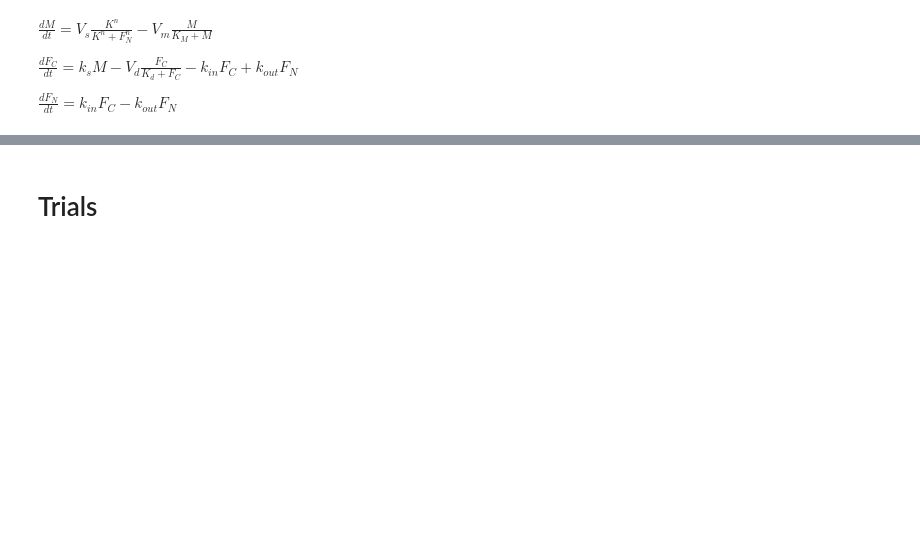
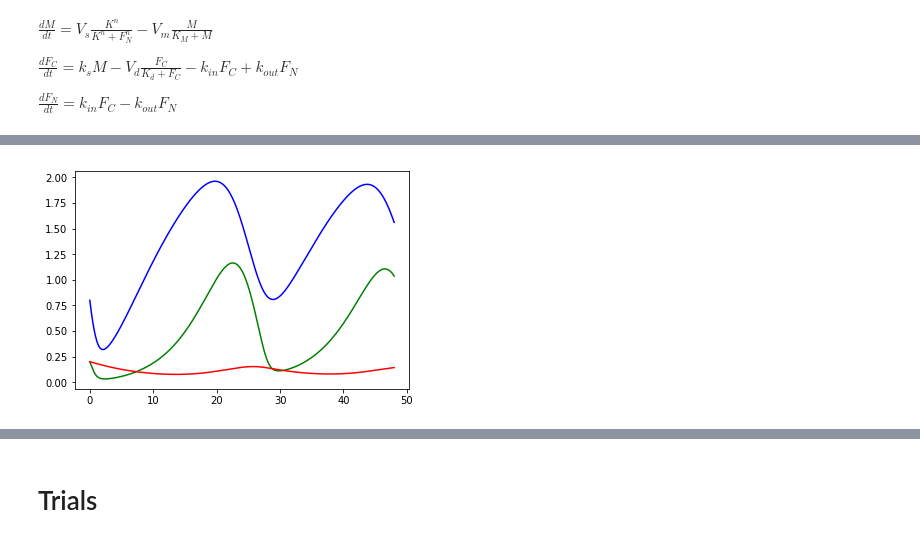
Before and after one commit to Icxa/LabTasks5-16March, a Jupyter notebook: Modeling and Simulation.ipynb, the cells around one changed output, grey strips where cells are left out. Drawn from its saved outputs; the diff is of its cells as text; code cells hidden in the pictures; blank space fills up the shorter version.

```diff
--- a/Modeling and Simulation.ipynb
+++ b/Modeling and Simulation.ipynb
@@ -294,0 +338,42 @@ $\frac{dF_N}{dt} = k_{in}F_C - k_{out}F_N$
+# %%
+#Task2:1(a)Intrinsic “Circadian Clock” For Different Transport Rates
+#I just tried a little bit. I don't know whether it is okay or not
+
+import scipy as sp
+import scipy.integrate as integrate
+
+vs = 1.5
+vm = 1.5
+vd = 1.0
+ks = 0.5
+k = 0.2
+km = 0.15
+kd = 0.15
+kin = 0.02
+kout = 0.1
+n = 4
+
+
+def freq(y,t):
+    M0 = y[0]
+    Fc0= y[1]
+    Fn0= y[2]
+    M = (vs*(k**n))/((k**n)+(Fn0**n)) - (vm*M0/(km+M0))
+    Fc = ks*M0 - (vd*Fc0/(kd+Fc0)) - (kin*Fc0) + (kout*Fn0)
+    Fn = (kin*Fc0) - (kout*Fn0)
+    return [M, Fc, Fn]
+
+
+start = 0.0
+end = 48.0
+steps = 1000
+time = np.linspace(start, end, steps)
+
+y= [0.8, 0.2, 0.2]
+y1=sp.integrate.odeint(freq,y,time)
+
+#plt.figure()
+plt.plot (time,y1[:,0], 'b', time,y1[:,1], 'g', time,y1[:,2], 'r')
+plt.show()
+# %% [output]
+[figure, added]
```
Also changed, not shown: parts of 7 cells of this notebook, 1 other file.
